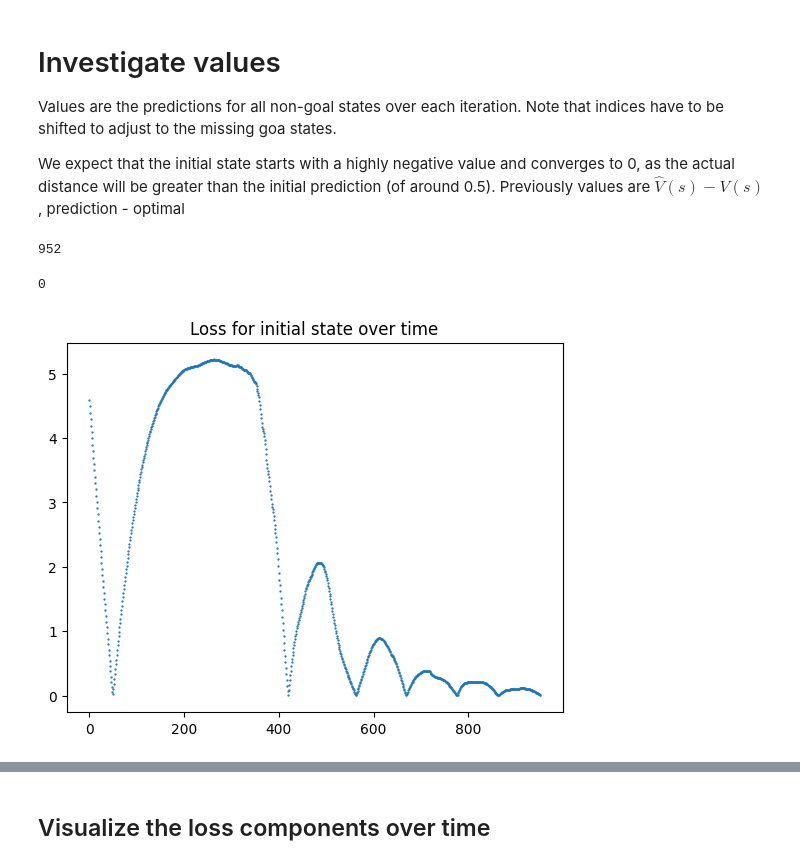
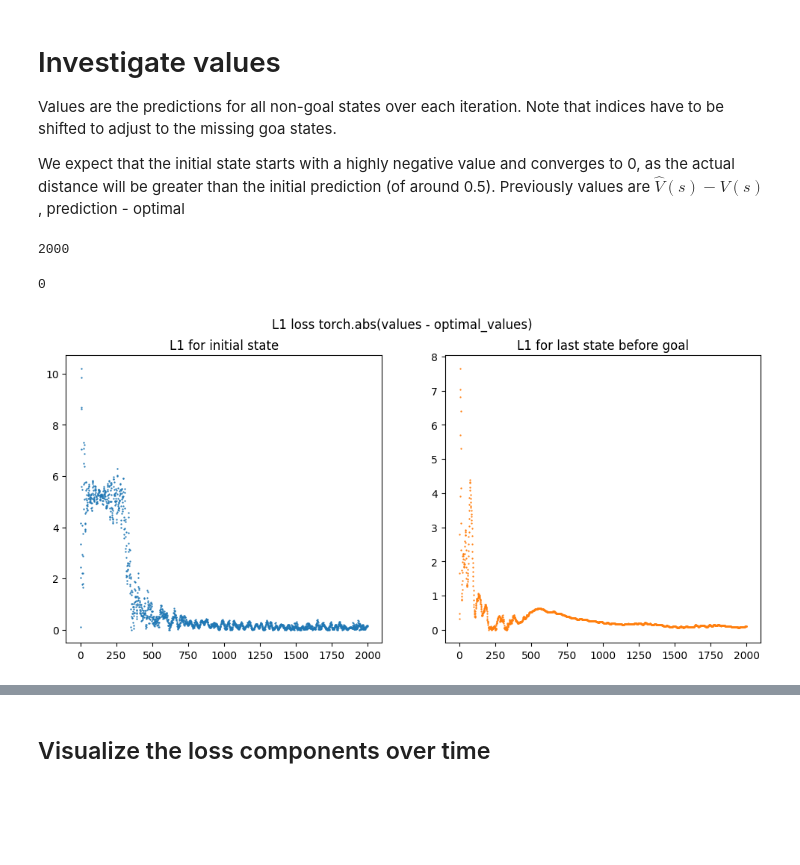
Before and after one commit to maichmueller/plangolin, a Jupyter notebook: notebooks/visz_state_space.ipynb, the cells around one changed output, grey strips where cells are left out. Saved outputs shown, nothing was run; the diff lists cells and outputs as text; code cells hidden in the pictures; blank space fills up the shorter version.

Commit message:
Clean up visualizations

```diff
--- a/notebooks/visz_state_space.ipynb
+++ b/notebooks/visz_state_space.ipynb
@@ -38,4 +53,4 @@ plt.show()
 # %%
-out_dir = f"../out/{blocks_instance}/{run_name}/"
+out_dir = Path(f"../out/{blocks_instance}/{run_name}/")
 # %%
-values = torch.load(out_dir + "values.pt")
+values = torch.load(out_dir / "values.pt")
@@ -70,5 +68,5 @@ l1_values = torch.abs(values - optimal_values)
 # %%
 (total_iterations := len(values))
 # %% [output]
-952
+2000
 # %%
@@ -78,11 +75,27 @@ l1_values = torch.abs(values - optimal_values)
 0
 # %%
 # plot values for initial state over all time steps
-# remove outlier
-start_it = 0
-plt.scatter(torch.arange(start_it, total_iterations),
-            l1_values[start_it:, initial_state_idx], s=0.4)
-plt.title("Loss for initial state over time")
-plt.show()
+one_before_goal = next(i for i, s in enumerate(space.get_states()) if
+                       space.get_distance_to_goal_state(s) == 1)
+
+
+def visz_l1_loss_for_states():
+    fig, (ax_init, ax_one_before) = plt.subplots(1, 2, figsize=(12, 5))
+
+    start_it = 0
+    ax_init.scatter(torch.arange(start_it, total_iterations),
+                    l1_values[start_it:, initial_state_idx], s=0.4)
+    ax_init.set_title("L1 for initial state")
+
+    start_it = 0
+    ax_one_before.scatter(torch.arange(start_it, total_iterations),
+                          l1_values[start_it:, one_before_goal], s=0.4, c='tab:orange')
+    ax_one_before.set_title("L1 for last state before goal")
+
+    fig.suptitle("L1 loss torch.abs(values - optimal_values)")
+    plt.show()
+
+
+visz_l1_loss_for_states()
 # %% [output]
-[figure, old version]
+[figure, new version]
```
Also changed, not shown: parts of 63 cells of this notebook.
